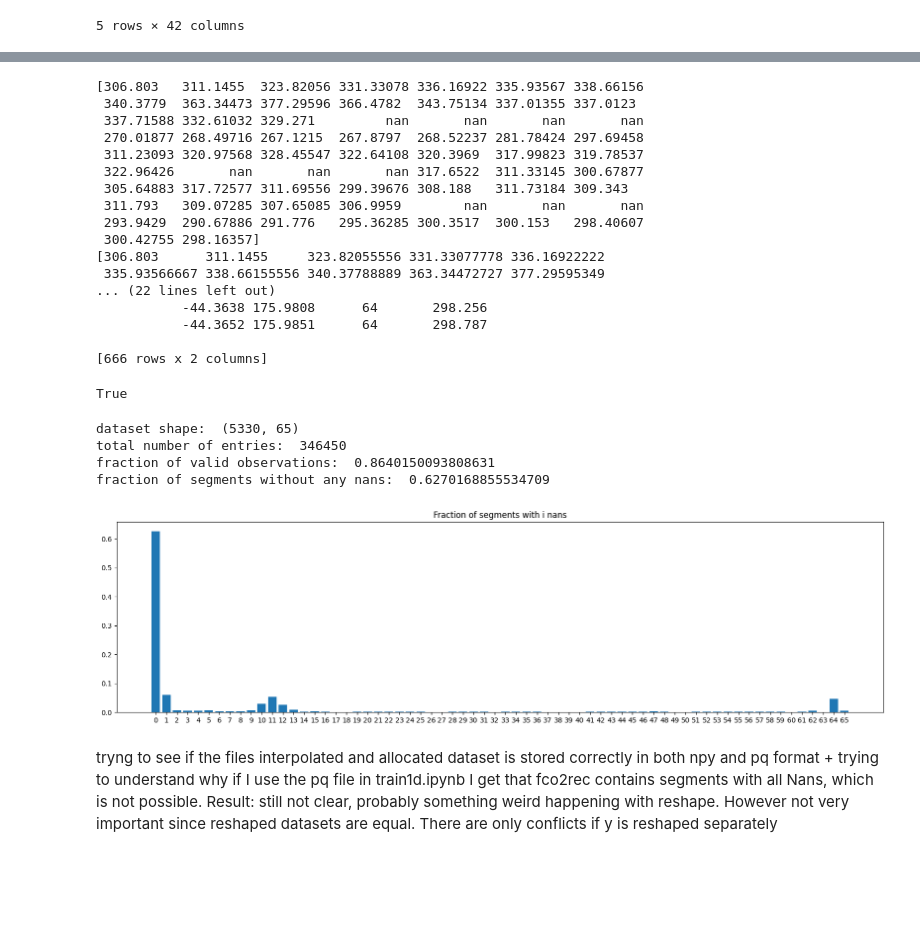
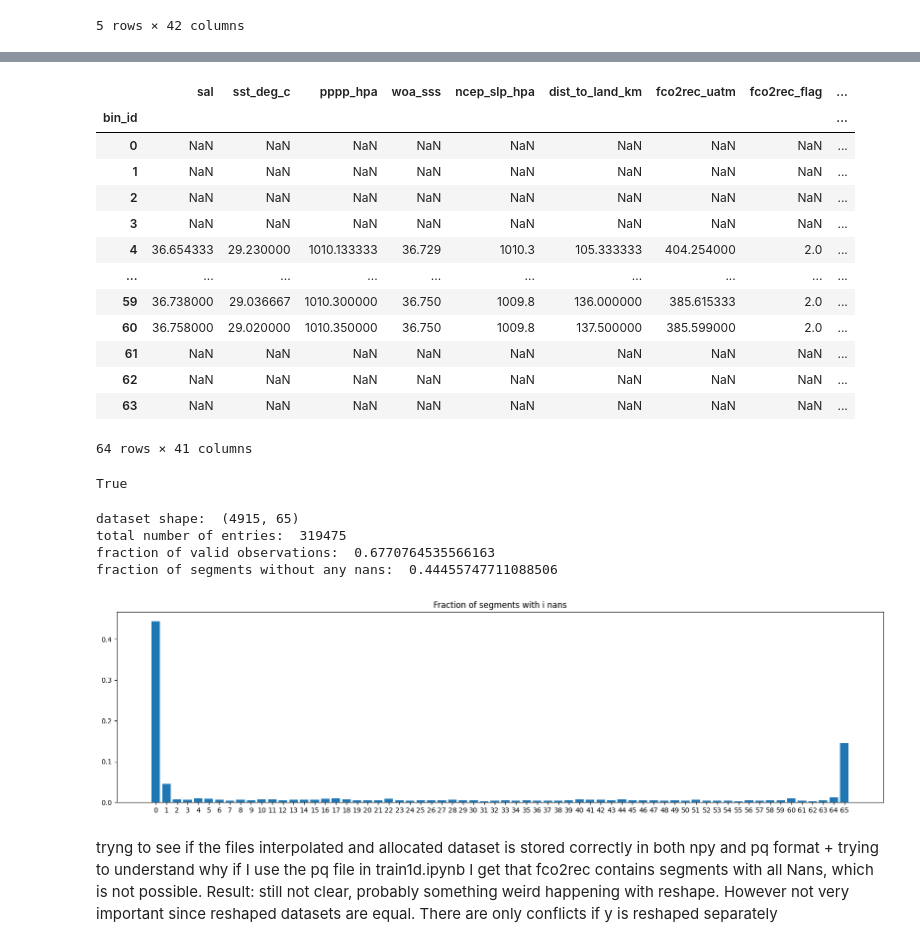
Before and after one commit to ebrusoni/fco2diffusion, a Jupyter notebook: notebooks/read_augmented_set.ipynb, the cells around one changed output, grey strips where cells are left out. Saved outputs shown, nothing was run; the diff lists cells and outputs as text; code cells hidden in the pictures; blank space fills up the shorter version.

```diff
--- a/notebooks/read_augmented_set.ipynb
+++ b/notebooks/read_augmented_set.ipynb
@@ -264,40 +223,50 @@ number of segments for 06ZG20100226:  29
-# %%
-import numpy as np
-print(ds[0, ix])
-cruise_binned = cruise[cruise['segment_id'] == seg_ix].groupby('bin_id').mean()
-
-print(cruise_binned.fco2rec_uatm.values)
-print(cruise[cruise['segment_id'] == seg_ix][['bin_id', 'fco2rec_uatm']])
-
-np.allclose(ds[0, ix], cruise_binned.fco2rec_uatm.values, equal_nan=True)
-# %% [output]
-[306.803   311.1455  323.82056 331.33078 336.16922 335.93567 338.66156
- 340.3779  363.34473 377.29596 366.4782  343.75134 337.01355 337.0123
- 337.71588 332.61032 329.271         nan       nan       nan       nan
- 270.01877 268.49716 267.1215  267.8797  268.52237 281.78424 297.69458
- 311.23093 320.97568 328.45547 322.64108 320.3969  317.99823 319.78537
- 322.96426       nan       nan       nan 317.6522  311.33145 300.67877
- 305.64883 317.72577 311.69556 299.39676 308.188   311.73184 309.343
- 311.793   309.07285 307.65085 306.9959        nan       nan       nan
- 293.9429  290.67886 291.776   295.36285 300.3517  300.153   298.40607
- 300.42755 298.16357]
-[306.803      311.1455     323.82055556 331.33077778 336.16922222
- 335.93566667 338.66155556 340.37788889 363.34472727 377.29595349
-... (22 lines left out)
-           -44.3638 175.9808      64       298.256
-           -44.3652 175.9851      64       298.787
-
-[666 rows x 2 columns]
-True
+# %%
+cruise[cruise['segment_id'] == seg_ix].groupby('bin_id').mean()
+# %% [output]
+|  | sal | sst_deg_c | pppp_hpa | woa_sss | ncep_slp_hpa | dist_to_land_km | fco2rec_uatm | fco2rec_flag | ... |
+| bin_id |  |  |  |  |  |  |  |  | ... |
+| 0 | NaN | NaN | NaN | NaN | NaN | NaN | NaN | NaN | ... |
+| 1 | NaN | NaN | NaN | NaN | NaN | NaN | NaN | NaN | ... |
+| 2 | NaN | NaN | NaN | NaN | NaN | NaN | NaN | NaN | ... |
+| 3 | NaN | NaN | NaN | NaN | NaN | NaN | NaN | NaN | ... |
+| 4 | 36.654333 | 29.230000 | 1010.133333 | 36.729 | 1010.3 | 105.333333 | 404.254000 | 2.0 | ... |
+| ... | ... | ... | ... | ... | ... | ... | ... | ... | ... |
+| 59 | 36.738000 | 29.036667 | 1010.300000 | 36.750 | 1009.8 | 136.000000 | 385.615333 | 2.0 | ... |
+| 60 | 36.758000 | 29.020000 | 1010.350000 | 36.750 | 1009.8 | 137.500000 | 385.599000 | 2.0 | ... |
+| 61 | NaN | NaN | NaN | NaN | NaN | NaN | NaN | NaN | ... |
+| 62 | NaN | NaN | NaN | NaN | NaN | NaN | NaN | NaN | ... |
+| 63 | NaN | NaN | NaN | NaN | NaN | NaN | NaN | NaN | ... |
+64 rows × 41 columns
+# %%
+import numpy as np
+def test_ds(ds, cruise, sample_index, segment_index):
+    """ Test the ds array against the cruise dataframe for a specific sample and segment index. (They should all be equal) """
+    cruise_binned = cruise[cruise['segment_id'] == segment_index].groupby('bin_id').mean()
+    vals = cruise_binned.fco2rec_uatm.values
+    arr = np.full(65, np.nan, dtype=np.float64)
+    arr[:vals.size] = vals
+
+    try:
+        assert np.allclose(ds[0, sample_index], arr, equal_nan=True), "Something wrong with df_to_numpy function!"
+    except AssertionError as e:
+        print(f"AssertionError: {e}")
+        print(f"ds[0, {sample_index}]: {ds[0, sample_index]}")
+        print(f"arr: {arr}")
+        print(f"index of mismatch: {np.where(~np.isclose(ds[0, sample_index], arr, equal_nan=True))}")
+    return True
+
+test_ds(ds, cruise, ix, seg_ix)
+# %% [output]
+True
 # %%
-from ucruise import ds_nanstats
-ds_nanstats(ds[1])
+from fco2dataset.ucruise import ds_nanstats
+ds_nanstats(ds[2])
 # %% [output]
-dataset shape:  (5330, 65)
-total number of entries:  346450
-fraction of valid observations:  0.8640150093808631
-fraction of segments without any nans:  0.6270168855534709
+dataset shape:  (4915, 65)
+total number of entries:  319475
+fraction of valid observations:  0.6770764535566163
+fraction of segments without any nans:  0.44455747711088506
-[figure, old version]
+[figure, new version]
 # %% [markdown]
 tryng to see if the files interpolated and allocated dataset is stored correctly in both npy and pq format + trying to understand why if I use the pq file in train1d.ipynb I get that fco2rec contains segments with all Nans, which is not possible. Result: still not clear, probably something weird happening with reshape. However not very important since reshaped datasets are equal. There are only conflicts if y is reshaped separately
 # %%
```
Also changed, not shown: parts of 14 cells of this notebook, 9 other files.
